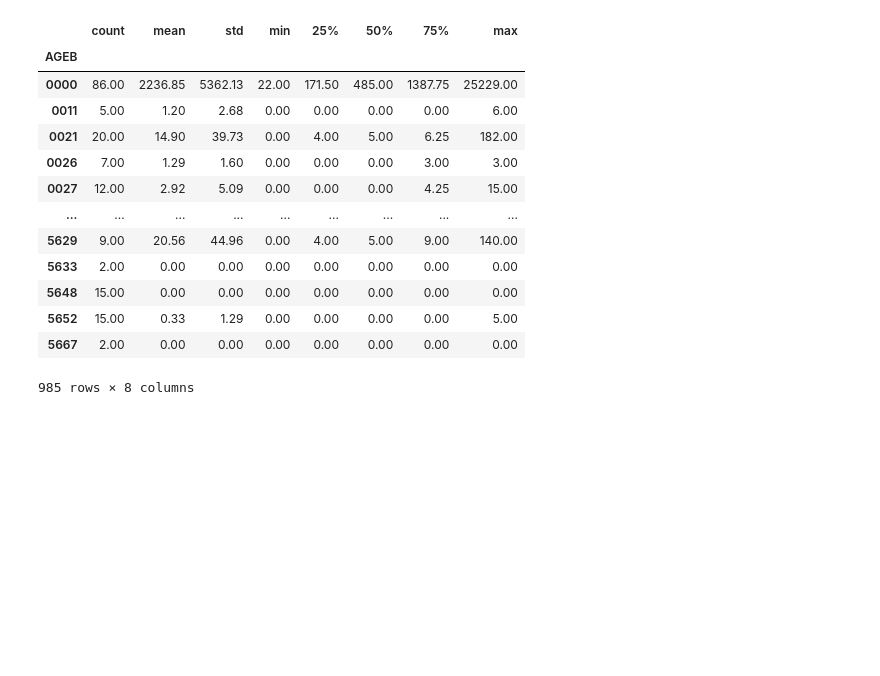
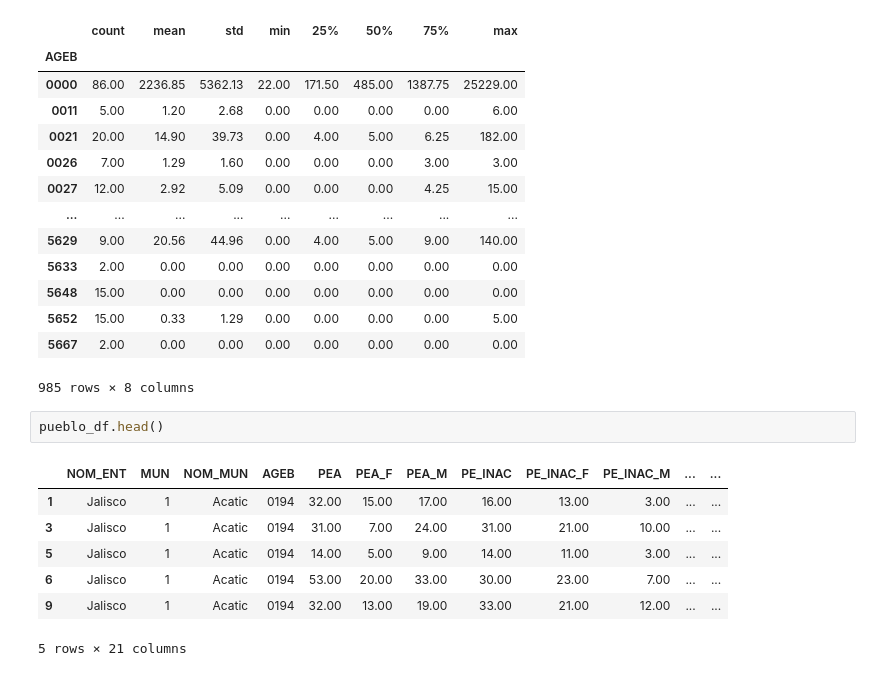
Before and after one commit to Jorge9555/Mexico-Survey-Project, a Jupyter notebook: INEGI_Jalisco_Survey.ipynb, the cells around one changed output. Drawn from its saved outputs; the diff is of its cells as text; blank space fills up the shorter version.

```diff
--- a/INEGI_Jalisco_Survey.ipynb
+++ b/INEGI_Jalisco_Survey.ipynb
@@ -273,3 +273,13 @@ pueblo_df.groupby(['AGEB'])['P15YM_SE'].describe()
 | 5652 | 15.00 | 0.33 | 1.29 | 0.00 | 0.00 | 0.00 | 0.00 | 5.00 |
 | 5667 | 2.00 | 0.00 | 0.00 | 0.00 | 0.00 | 0.00 | 0.00 | 0.00 |
 985 rows × 8 columns
+# %%
+pueblo_df.head()
+# %% [output]
+|  | NOM_ENT | MUN | NOM_MUN | AGEB | PEA | PEA_F | PEA_M | PE_INAC | PE_INAC_F | PE_INAC_M | ... | ... |
+| 1 | Jalisco | 1 | Acatic | 0194 | 32.00 | 15.00 | 17.00 | 16.00 | 13.00 | 3.00 | ... | ... |
+| 3 | Jalisco | 1 | Acatic | 0194 | 31.00 | 7.00 | 24.00 | 31.00 | 21.00 | 10.00 | ... | ... |
+| 5 | Jalisco | 1 | Acatic | 0194 | 14.00 | 5.00 | 9.00 | 14.00 | 11.00 | 3.00 | ... | ... |
+| 6 | Jalisco | 1 | Acatic | 0194 | 53.00 | 20.00 | 33.00 | 30.00 | 23.00 | 7.00 | ... | ... |
+| 9 | Jalisco | 1 | Acatic | 0194 | 32.00 | 13.00 | 19.00 | 33.00 | 21.00 | 12.00 | ... | ... |
+5 rows × 21 columns
```
Also changed, not shown: parts of 9 cells of this notebook.
